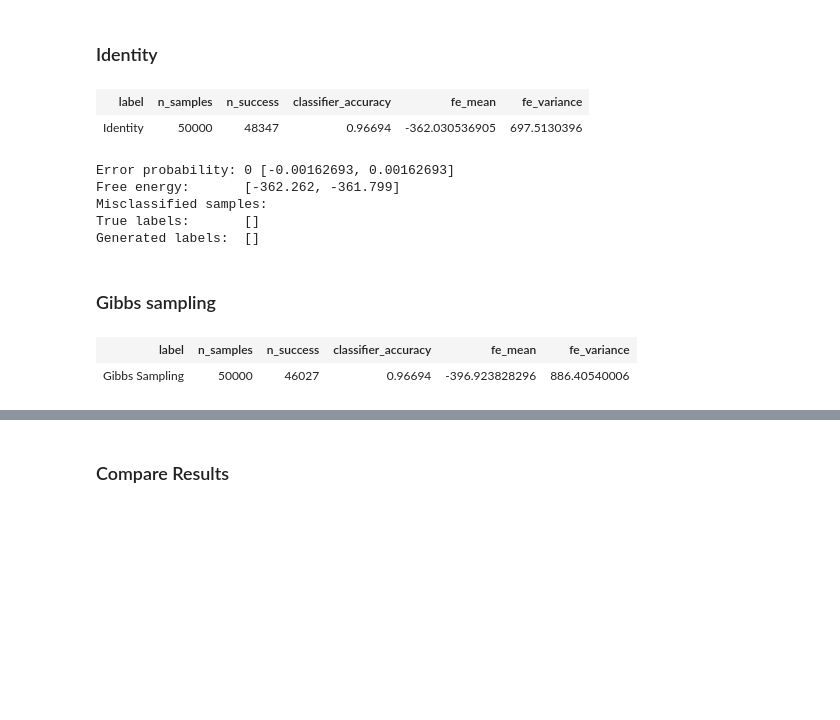
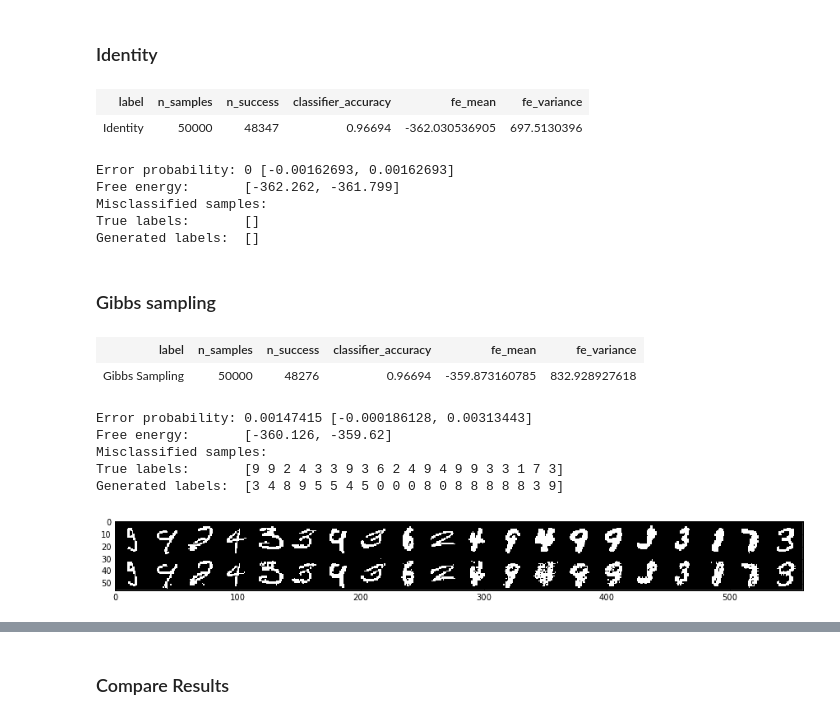
Before and after one commit to surban/ml, a Jupyter notebook: notebooks/rbm-stability.ipynb, the cells around one changed output, grey strips where cells are left out. Saved outputs shown, nothing was run; the diff lists cells and outputs as text; code cells hidden in the pictures; blank space fills up the shorter version.

```diff
--- a/notebooks/rbm-stability.ipynb
+++ b/notebooks/rbm-stability.ipynb
@@ -69,25 +71,31 @@ id_X=X
 id_stab = rbm.sampling.generation_accuracy("Identity", ref_predict, myrbm,
                                            X, Z, ref_Z,
                                            gen_X=id_X)
+id_stab.output_errors(20)
 # %% [output]
 | label | n_samples | n_success | classifier_accuracy | fe_mean | fe_variance |
 | Identity | 50000 | 48347 | 0.96694 | -362.030536905 | 697.5130396 |
+Error probability: 0 [-0.00162693, 0.00162693]
+Free energy:       [-362.262, -361.799]
+Misclassified samples:
+True labels:       []
+Generated labels:  []
-# %%
-id_stab.output_errors(20)
-# %% [output]
-Error probability: 0 [-0.00162693, 0.00162693]
-Free energy:       [-362.262, -361.799]
-Misclassified samples:
-True labels:       []
-Generated labels:  []
 # %% [markdown]
 ### Gibbs sampling
 # %%
-gibbs_X=common.util.map(X, 1000, lambda x: myrbm.gibbs_sample(x, k=100, beta=10)[0],
+gibbs_X=common.util.map(X, 1000, lambda x: myrbm.gibbs_sample(x, k=1, beta=1)[0],
                         caption="Generating samples")
 gibbs_stab = rbm.sampling.generation_accuracy("Gibbs Sampling", ref_predict, myrbm,
                                               X, Z, ref_Z,
                                               gen_X=gibbs_X)
+figsize(15,7)
+gibbs_stab.output_errors(20)
 # %% [output]
 | label | n_samples | n_success | classifier_accuracy | fe_mean | fe_variance |
-| Gibbs Sampling | 50000 | 46027 | 0.96694 | -396.923828296 | 886.40540006 |
+| Gibbs Sampling | 50000 | 48276 | 0.96694 | -359.873160785 | 832.928927618 |
+Error probability: 0.00147415 [-0.000186128, 0.00313443]
+Free energy:       [-360.126, -359.62]
+Misclassified samples:
+True labels:       [9 9 2 4 3 3 9 3 6 2 4 9 4 9 9 3 3 1 7 3]
+Generated labels:  [3 4 8 9 5 5 4 5 0 0 0 8 0 8 8 8 8 8 3 9]
+[figure, added]
```
Also changed, not shown: parts of 20 cells of this notebook, 3 other files.
